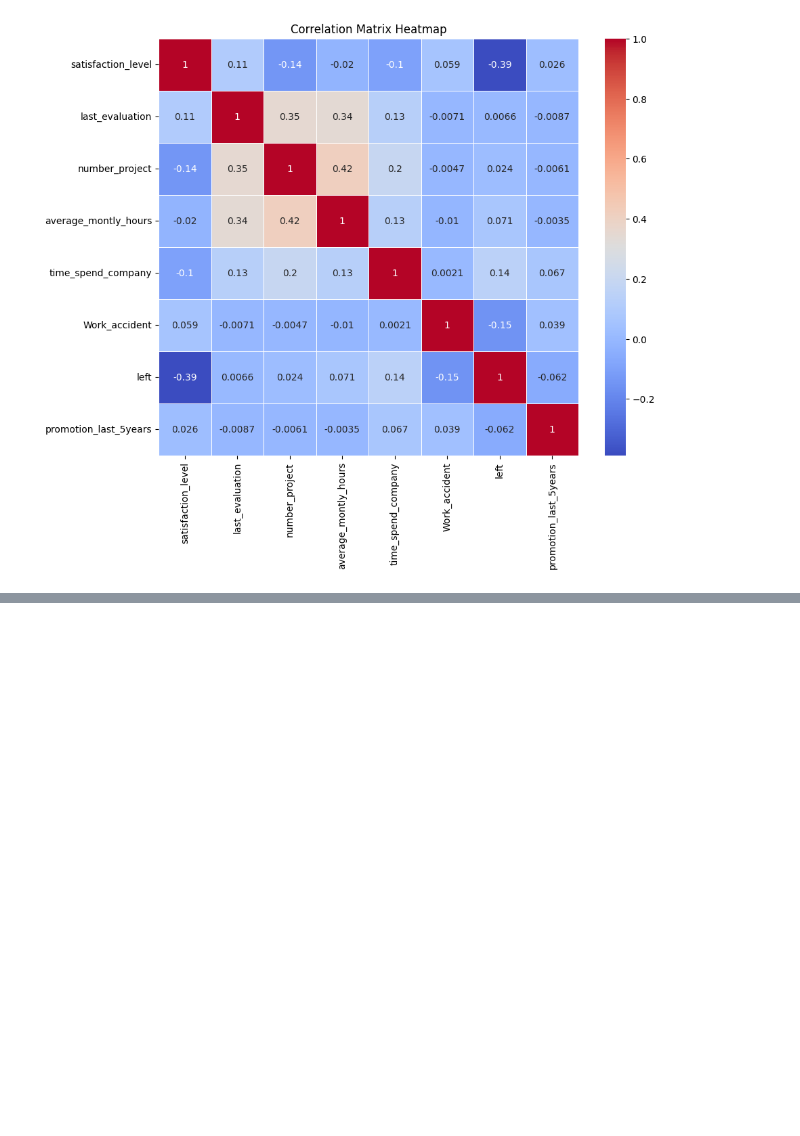
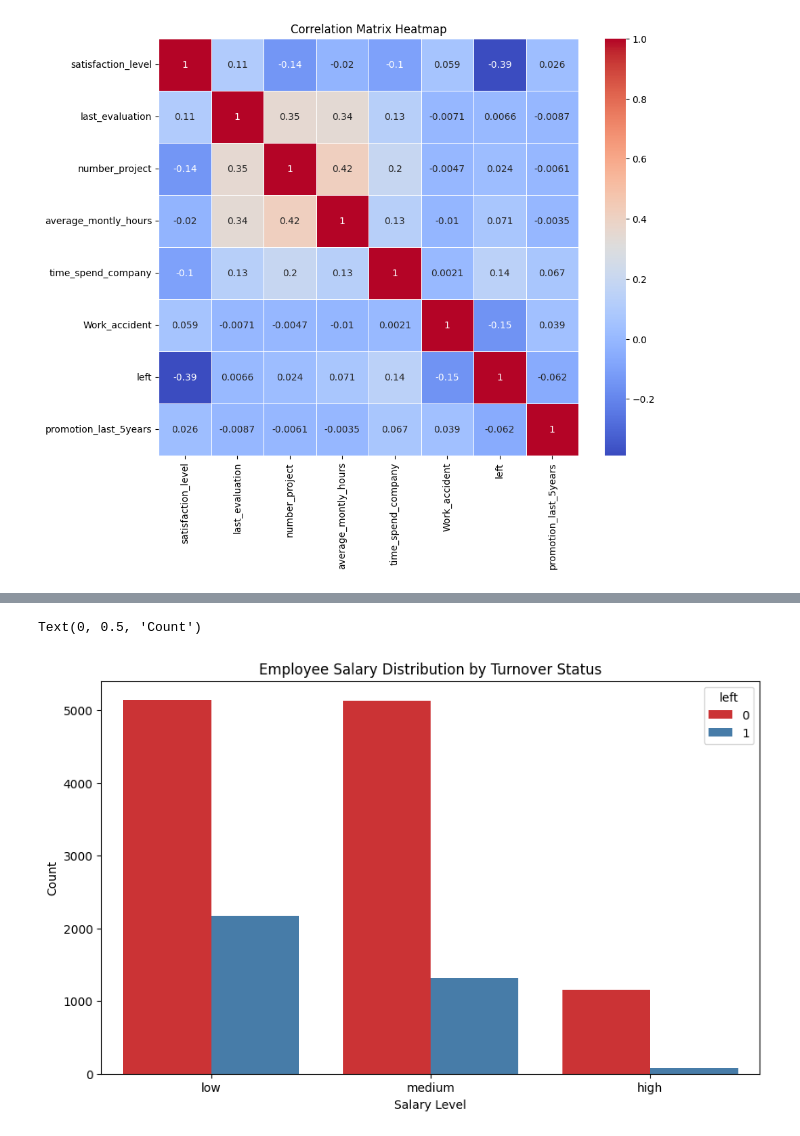
Before and after one commit to srinipar/AILabs, a Jupyter notebook: AIMLIIT/Projects/ML_Employee Turnover Analytics/Employee_TurnoverAnalysis.ipynb, the cells around one changed output, grey strips where cells are left out. Drawn from its saved outputs; the diff is of its cells as text; code cells hidden in the pictures; blank space fills up the shorter version.

```diff
--- a/AIMLIIT/Projects/ML_Employee Turnover Analytics/Employee_TurnoverAnalysis.ipynb
+++ b/AIMLIIT/Projects/ML_Employee Turnover Analytics/Employee_TurnoverAnalysis.ipynb
@@ -103,0 +126,15 @@ plt.show()
+# %%
+#Based on Salary who hav left and who stayed in the organization
+plt.figure(figsize=(10, 6))
+sns.countplot(x='salary', hue='left', data=data, palette='Set1')
+plt.title('Employee Salary Distribution by Turnover Status')
+plt.xlabel('Salary Level')
+plt.ylabel('Count')
+
+#Observations:
+#1. Employees with low salary have a higher count of those who left compared to those who stayed.
+#2. Employees with medium salary have a higher count of those who stayed compared to those who left.
+#3. Employees with high salary have a higher count of those who stayed compared to those who left.
+# %% [output]
+Text(0, 0.5, 'Count')
+[figure, added]
```
Also changed, not shown: parts of 11 cells of this notebook.
